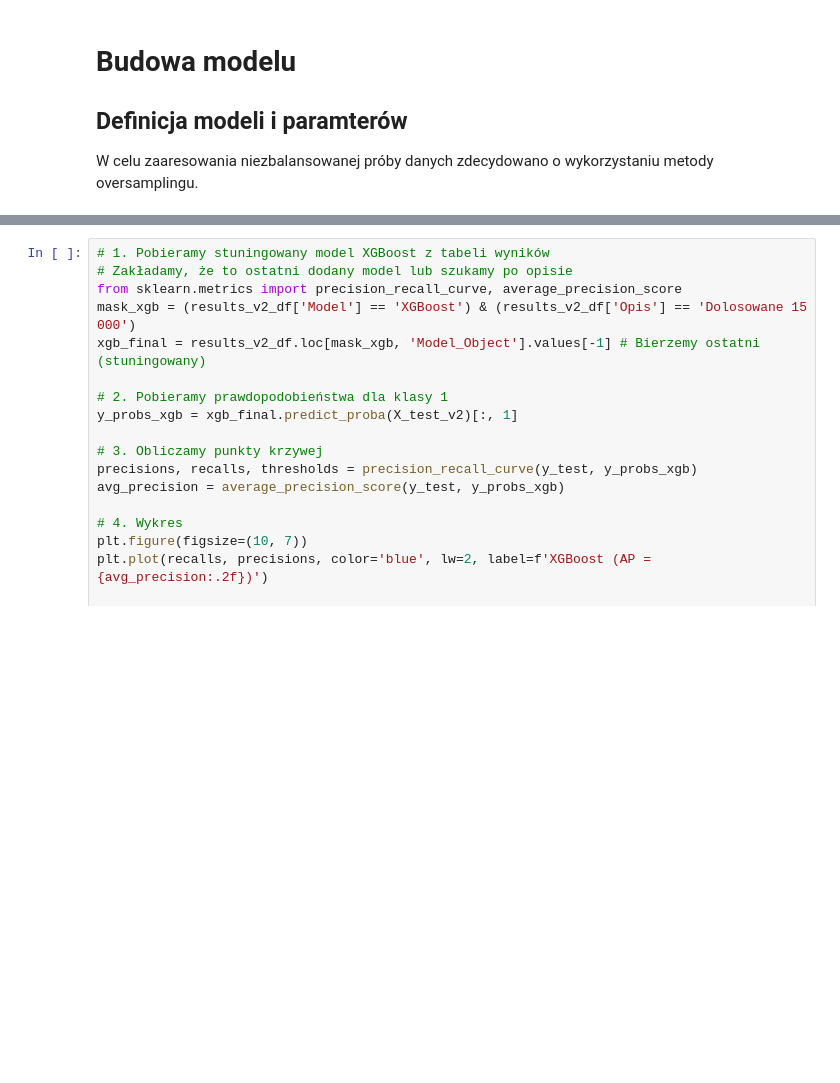
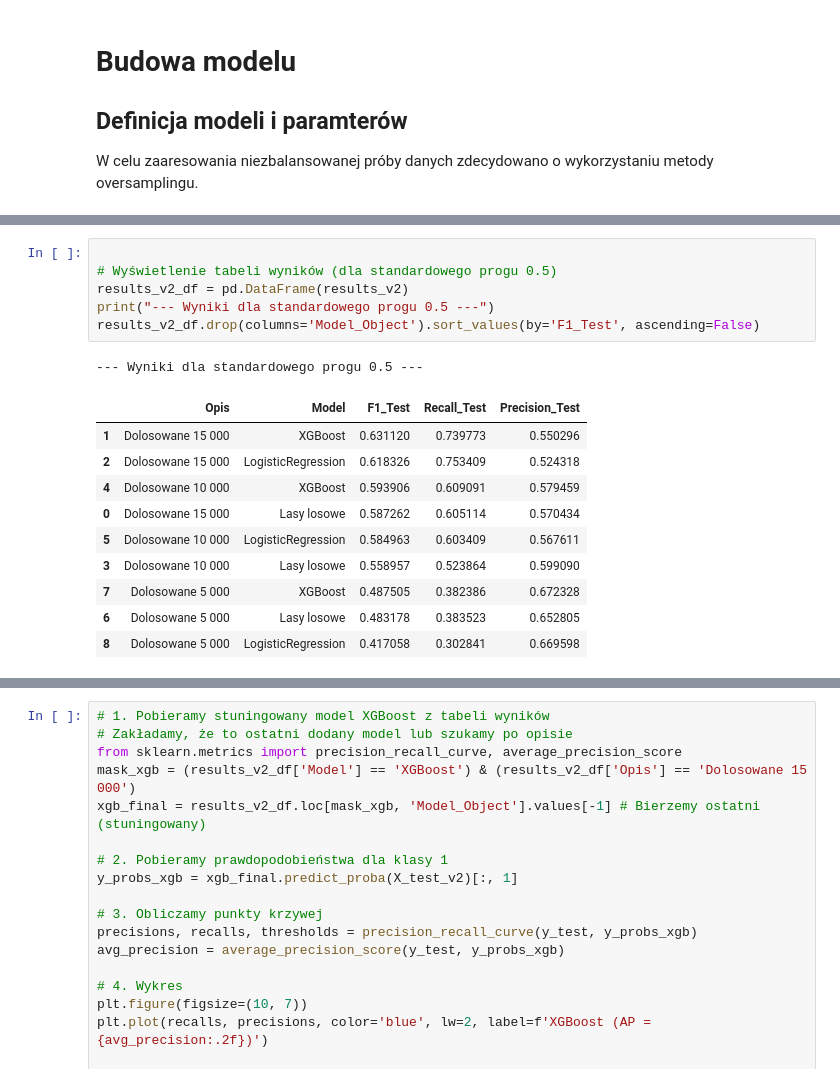
Before and after one commit to malgorzatakukielka/default, a Jupyter notebook: analiza.ipynb, the cells around one changed output, grey strips where cells are left out. Drawn from its saved outputs; the diff is of its cells as text; blank space fills up the shorter version.

```diff
--- a/analiza.ipynb
+++ b/analiza.ipynb
@@ -586,0 +460,18 @@ weighted avg       0.73      0.69      0.70      5000
+# %%
+
+# Wyświetlenie tabeli wyników (dla standardowego progu 0.5)
+results_v2_df = pd.DataFrame(results_v2)
+print("--- Wyniki dla standardowego progu 0.5 ---")
+results_v2_df.drop(columns='Model_Object').sort_values(by='F1_Test', ascending=False)
+# %% [output]
+--- Wyniki dla standardowego progu 0.5 ---
+|  | Opis | Model | F1_Test | Recall_Test | Precision_Test |
+| 1 | Dolosowane 15 000 | XGBoost | 0.631120 | 0.739773 | 0.550296 |
+| 2 | Dolosowane 15 000 | LogisticRegression | 0.618326 | 0.753409 | 0.524318 |
+| 4 | Dolosowane 10 000 | XGBoost | 0.593906 | 0.609091 | 0.579459 |
+| 0 | Dolosowane 15 000 | Lasy losowe | 0.587262 | 0.605114 | 0.570434 |
+| 5 | Dolosowane 10 000 | LogisticRegression | 0.584963 | 0.603409 | 0.567611 |
+| 3 | Dolosowane 10 000 | Lasy losowe | 0.558957 | 0.523864 | 0.599090 |
+| 7 | Dolosowane 5 000 | XGBoost | 0.487505 | 0.382386 | 0.672328 |
+| 6 | Dolosowane 5 000 | Lasy losowe | 0.483178 | 0.383523 | 0.652805 |
+| 8 | Dolosowane 5 000 | LogisticRegression | 0.417058 | 0.302841 | 0.669598 |
```
Also changed, not shown: parts of 8 cells of this notebook.
